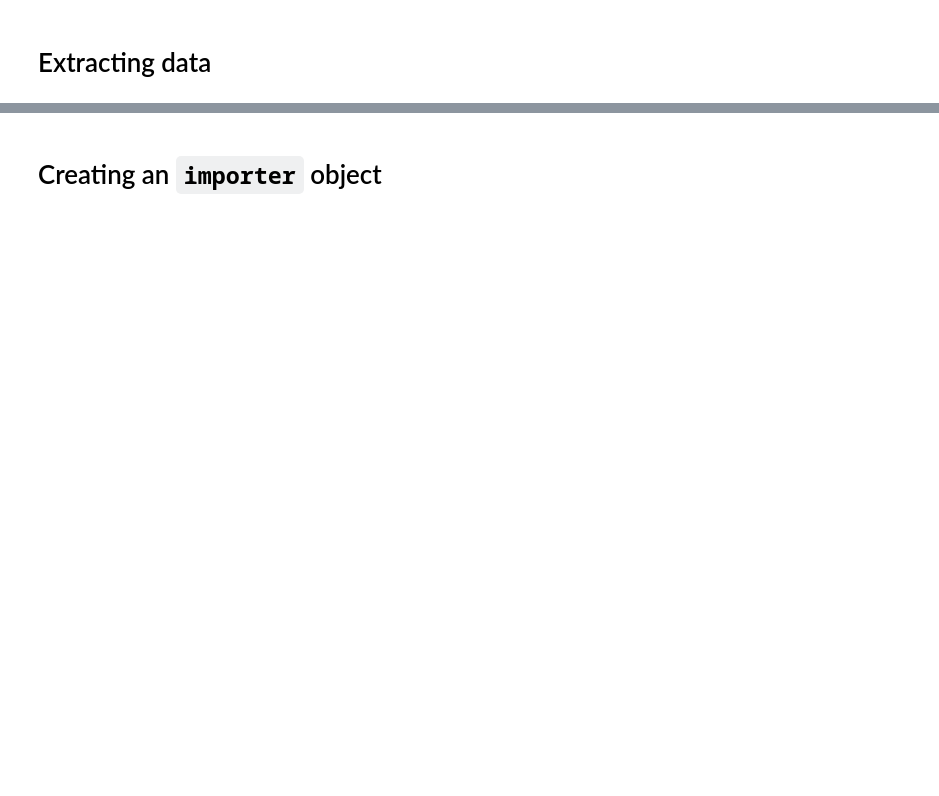
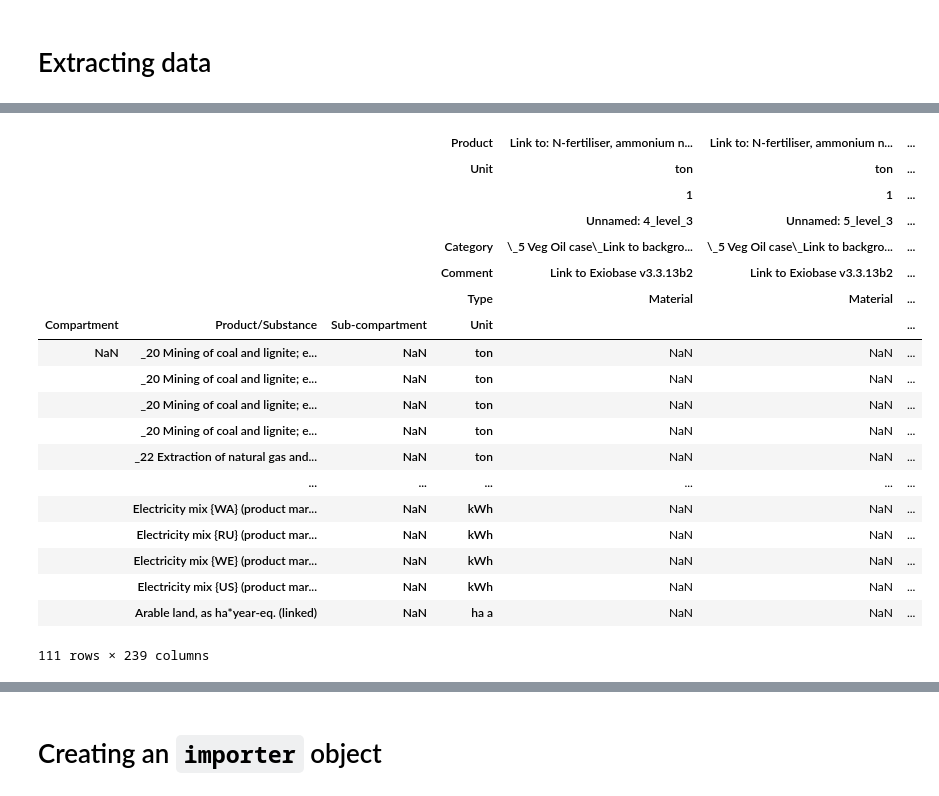
Before and after one commit to cmutel/regionalized-lca-examples, a Jupyter notebook: exiobase-oil-crops/1 - Setup foreground database.ipynb, the cells around one changed output, grey strips where cells are left out. Drawn from its saved outputs; the diff is of its cells as text; code cells hidden in the pictures; blank space fills up the shorter version.

```diff
--- a/exiobase-oil-crops/1 - Setup foreground database.ipynb
+++ b/exiobase-oil-crops/1 - Setup foreground database.ipynb
@@ -132,0 +169,24 @@ fi[-1]
+# %%
+df_inter = pd.read_excel("data/Foreground intermediate.xlsx", index_col=[0,1,2,3], header=[0,1,2,3,4,5,6])
+df_inter
+# %% [output]
+|  |  |  | Product | Link to: N-fertiliser, ammonium n... | Link to: N-fertiliser, ammonium n... | ... |
+|  |  |  | Unit | ton | ton | ... |
+|  |  |  |  | 1 | 1 | ... |
+|  |  |  |  | Unnamed: 4_level_3 | Unnamed: 5_level_3 | ... |
+|  |  |  | Category | \_5 Veg Oil case\_Link to backgro... | \_5 Veg Oil case\_Link to backgro... | ... |
+|  |  |  | Comment | Link to Exiobase v3.3.13b2 | Link to Exiobase v3.3.13b2 | ... |
+|  |  |  | Type | Material | Material | ... |
+| Compartment | Product/Substance | Sub-compartment | Unit |  |  | ... |
+| NaN | _20 Mining of coal and lignite; e... | NaN | ton | NaN | NaN | ... |
+|  | _20 Mining of coal and lignite; e... | NaN | ton | NaN | NaN | ... |
+|  | _20 Mining of coal and lignite; e... | NaN | ton | NaN | NaN | ... |
+|  | _20 Mining of coal and lignite; e... | NaN | ton | NaN | NaN | ... |
+|  | _22 Extraction of natural gas and... | NaN | ton | NaN | NaN | ... |
+|  | ... | ... | ... | ... | ... | ... |
+|  | Electricity mix {WA} (product mar... | NaN | kWh | NaN | NaN | ... |
+|  | Electricity mix {RU} (product mar... | NaN | kWh | NaN | NaN | ... |
+|  | Electricity mix {WE} (product mar... | NaN | kWh | NaN | NaN | ... |
+|  | Electricity mix {US} (product mar... | NaN | kWh | NaN | NaN | ... |
+|  | Arable land, as ha*year-eq. (linked) | NaN | ha a | NaN | NaN | ... |
+111 rows × 239 columns
```
Also changed, not shown: parts of 107 cells of this notebook, 2 other files.
